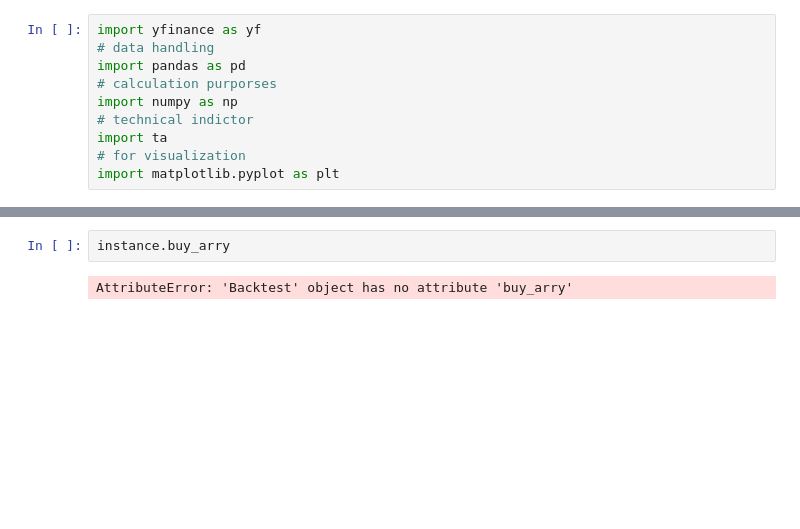
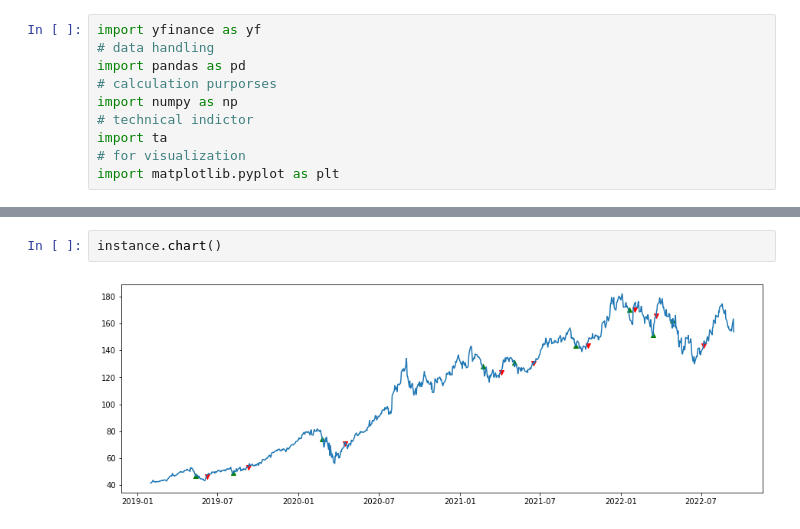
Before and after one commit to hgseo16/jupyter_backtest, a Jupyter notebook: tutorial_practices/algovibes_tutorial_2.ipynb, the cells around one changed output, grey strips where cells are left out. Cells and saved outputs as stored; diff of their text form; blank space fills up the shorter version.

```diff
--- a/tutorial_practices/algovibes_tutorial_2.ipynb
+++ b/tutorial_practices/algovibes_tutorial_2.ipynb
@@ -78,5 +94,5 @@ instance.df
 912 rows × 13 columns
 # %%
-instance.buy_arry
+instance.chart()
 # %% [output]
-AttributeError: 'Backtest' object has no attribute 'buy_arry'
+[figure, added]
```
Also changed, not shown: parts of 2 cells of this notebook.
